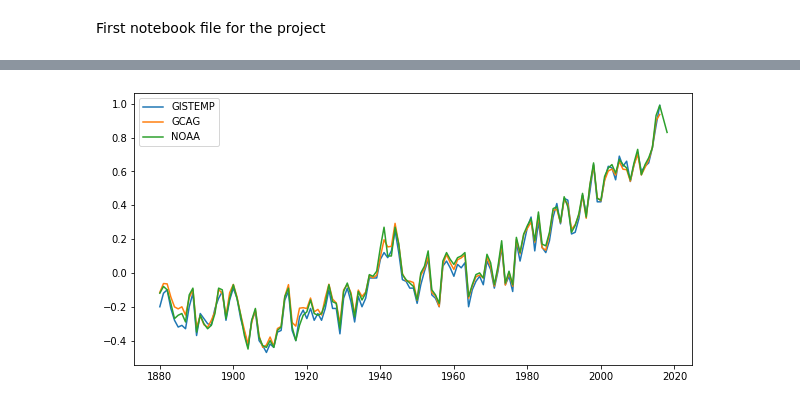
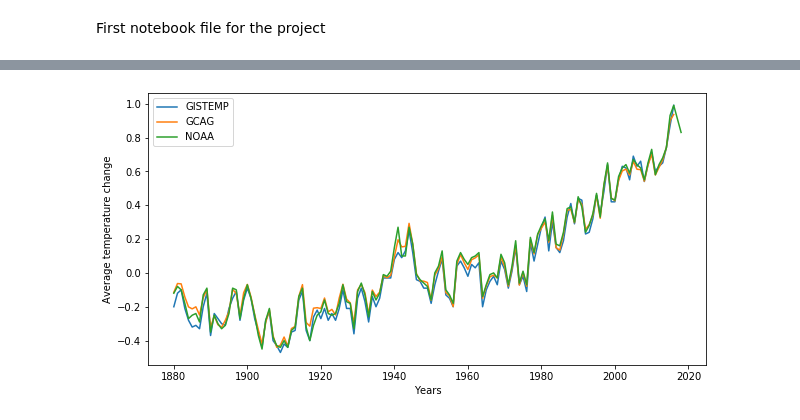
Before and after one commit to TL114/DataScience19, a Jupyter notebook: DS19.ipynb, the cells around one changed output, grey strips where cells are left out. Cells and saved outputs as stored; diff of their text form; code cells hidden in the pictures.

```diff
--- a/DS19.ipynb
+++ b/DS19.ipynb
@@ -68,22 +79,25 @@ plt.show()
 # %%
 #Temperature variations - temperature readings like these correspond to how different the reading was when compared
 #to global average for the years 1900-2000
 #Annual readings, 3 dindependent sources: GISTEMP,GCAG and NOAA
 var_annual=pd.read_csv("annual_csv.csv",index_col=1, header=0)
 data_variations_annual=var_annual.iloc[::-1]
 data_variations_annual.head()
 data_variations_GISTEMP=data_variations_annual[data_variations_annual["Source"]=="GISTEMP"]
 data_variations_GCAG=data_variations_annual[data_variations_annual["Source"]=="GCAG"]
 data_variations_NOAA=pd.read_csv("data-NOAA.csv",index_col=0, header=0)
 data_var_GISTEMP=data_variations_GISTEMP.drop("Source",axis=1)
 data_var_GCAG=data_variations_GCAG.drop("Source",axis=1)
 
 
 plt.figure(figsize=(10,5))
 plt.plot(data_var_GISTEMP,label="GISTEMP")
 plt.plot(data_var_GCAG,label="GCAG")
 plt.plot(data_variations_NOAA,label="NOAA")
+plt.xlabel('Years')
+plt.ylabel('Average temperature change')
 plt.legend()
+plt.savefig('Temps5', dpi=500)
 plt.show()
 # %% [output]
-[figure, old version]
+[figure, new version]
```
Also changed, not shown: parts of 4 cells of this notebook, 7 other files.
